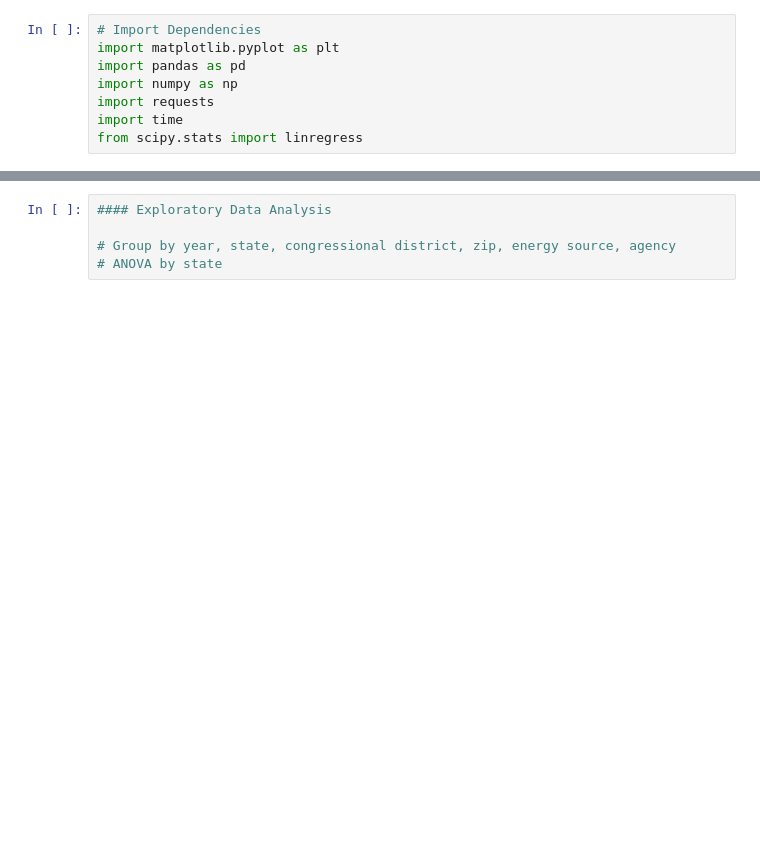
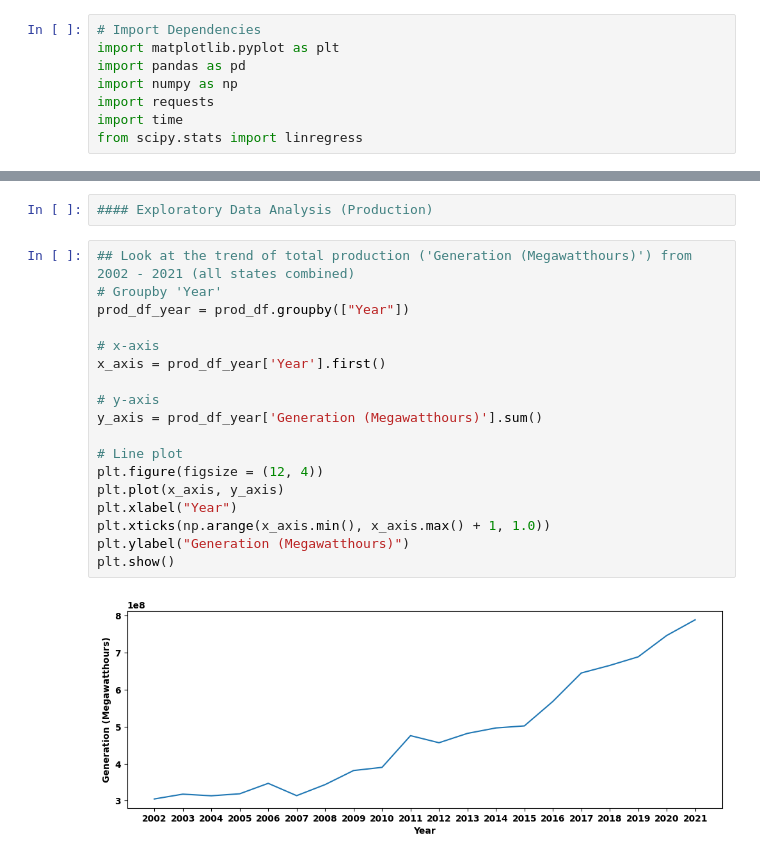
Before and after one commit to jrangel100/Project1, a Jupyter notebook: nrg_project.ipynb, the cells around one changed output, grey strips where cells are left out. Saved outputs shown, nothing was run; the diff lists cells and outputs as text; blank space fills up the shorter version.

```diff
--- a/nrg_project.ipynb
+++ b/nrg_project.ipynb
@@ -72,8 +79,25 @@ inv_df.head()
 | 2 | Alabama | Baldwin | AL-01 | 36567 | Biomass | FSA | 2010 | BCAP Matching Payments (NOFA) | ... |
 | 3 | Alabama | Baldwin | AL-01 | 36580 | Biomass | FSA | 2010 | BCAP Matching Payments (NOFA) | ... |
 | 4 | Alabama | Baldwin | AL-01 | 36580 | Biomass | RBS | 2021 | Rural Energy for America Program ... | ... |
-# %%
-#### Exploratory Data Analysis
-
-# Group by year, state, congressional district, zip, energy source, agency
-# ANOVA by state
+# %%
+#### Exploratory Data Analysis (Production)
+# %%
+## Look at the trend of total production ('Generation (Megawatthours)') from 2002 - 2021 (all states combined)
+# Groupby 'Year'
+prod_df_year = prod_df.groupby(["Year"])
+
+# x-axis
+x_axis = prod_df_year['Year'].first()
+
+# y-axis
+y_axis = prod_df_year['Generation (Megawatthours)'].sum()
+
+# Line plot
+plt.figure(figsize = (12, 4))
+plt.plot(x_axis, y_axis)
+plt.xlabel("Year")
+plt.xticks(np.arange(x_axis.min(), x_axis.max() + 1, 1.0))
+plt.ylabel("Generation (Megawatthours)")
+plt.show()
+# %% [output]
+[figure, added]
```
Also changed, not shown: parts of 7 cells of this notebook, 1 other file.
